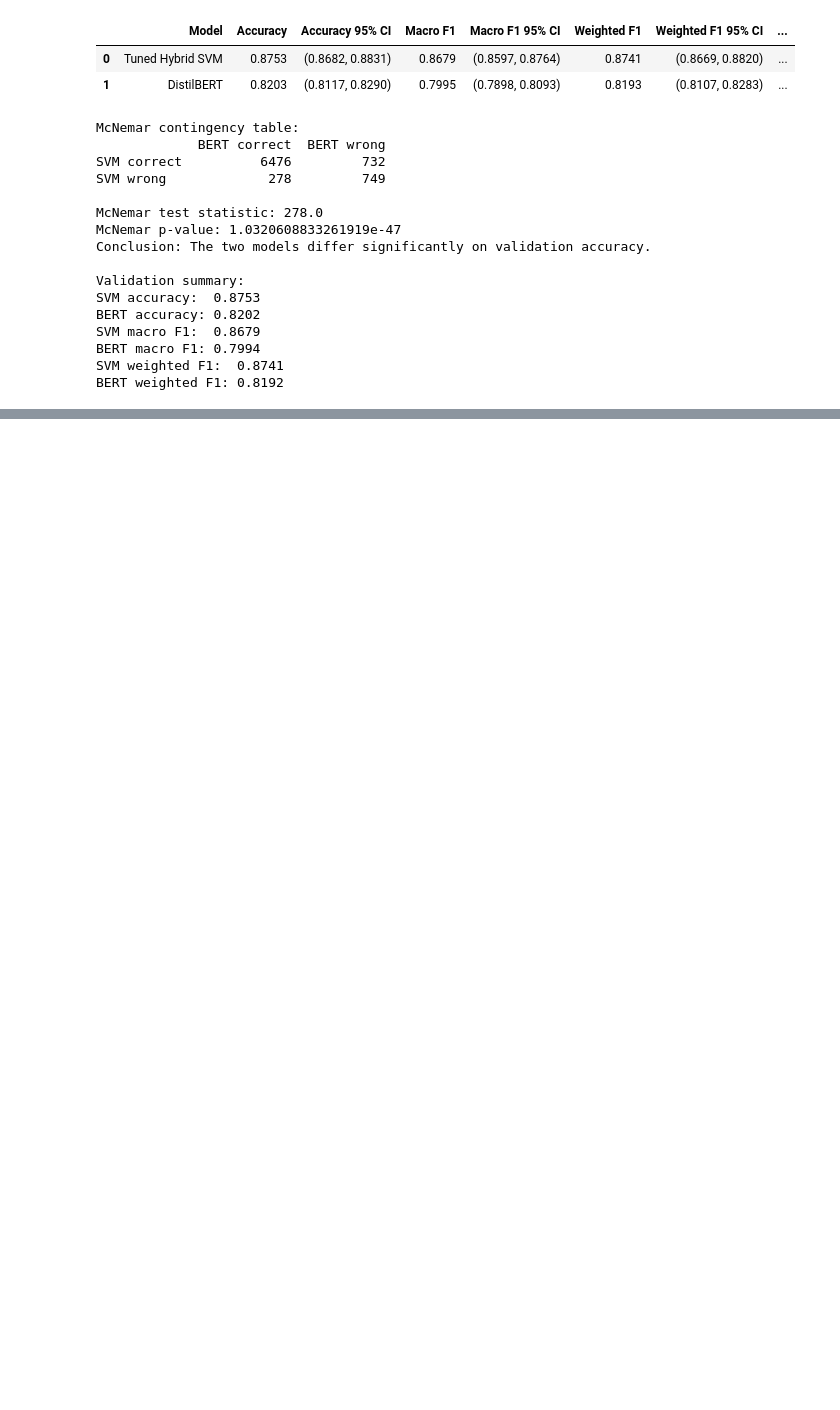
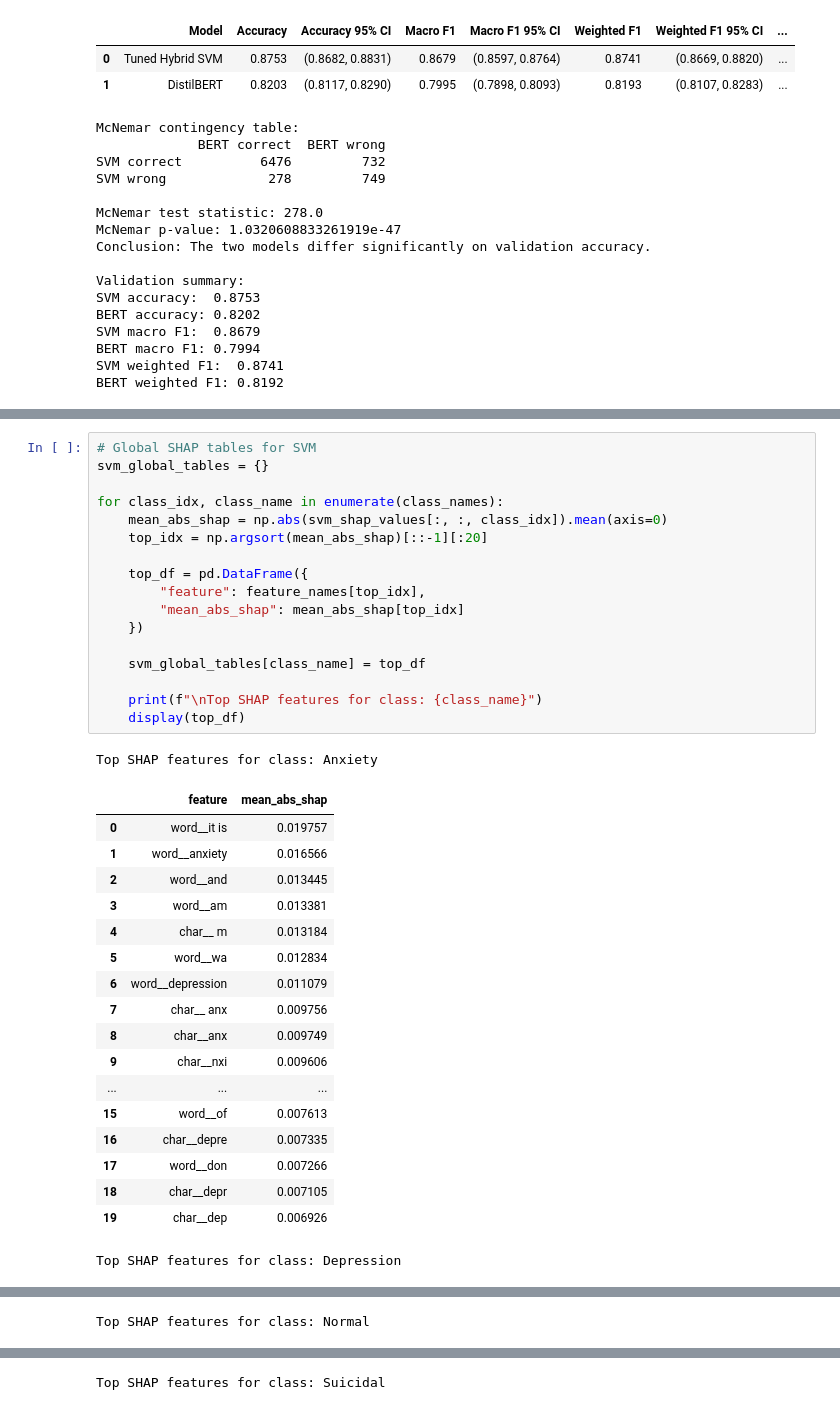
Before and after one commit to sy0203/ML_cf_mentalhealth, a Jupyter notebook: Code/modeling.ipynb, the cells around one changed output, grey strips where cells are left out. Cells and saved outputs as stored; diff of their text form; blank space fills up the shorter version.

```diff
--- a/Code/modeling.ipynb
+++ b/Code/modeling.ipynb
@@ -2530,0 +2529,37 @@ Explanation as list:
+# %%
+# Global SHAP tables for SVM
+svm_global_tables = {}
+
+for class_idx, class_name in enumerate(class_names):
+    mean_abs_shap = np.abs(svm_shap_values[:, :, class_idx]).mean(axis=0)
+    top_idx = np.argsort(mean_abs_shap)[::-1][:20]
+
+    top_df = pd.DataFrame({
+        "feature": feature_names[top_idx],
+        "mean_abs_shap": mean_abs_shap[top_idx]
+    })
+
+    svm_global_tables[class_name] = top_df
+
+    print(f"\nTop SHAP features for class: {class_name}")
+    display(top_df)
+# %% [output]
+Top SHAP features for class: Anxiety
+|  | feature | mean_abs_shap |
+| 0 | word__it is | 0.019757 |
+| 1 | word__anxiety | 0.016566 |
+| 2 | word__and | 0.013445 |
+| 3 | word__am | 0.013381 |
+| 4 | char__ m | 0.013184 |
+| 5 | word__wa | 0.012834 |
+| 6 | word__depression | 0.011079 |
+| 7 | char__ anx | 0.009756 |
+| 8 | char__anx | 0.009749 |
+| 9 | char__nxi | 0.009606 |
+| ... | ... | ... |
+| 15 | word__of | 0.007613 |
+| 16 | char__depre | 0.007335 |
+| 17 | word__don | 0.007266 |
+| 18 | char__depr | 0.007105 |
+| 19 | char__dep | 0.006926 |
+Top SHAP features for class: Depression
@@ -2530,0 +2583 @@ Explanation as list:
+Top SHAP features for class: Normal
@@ -2530,0 +2601 @@ Explanation as list:
+Top SHAP features for class: Suicidal
```
Also changed, not shown: parts of 10 cells of this notebook.
